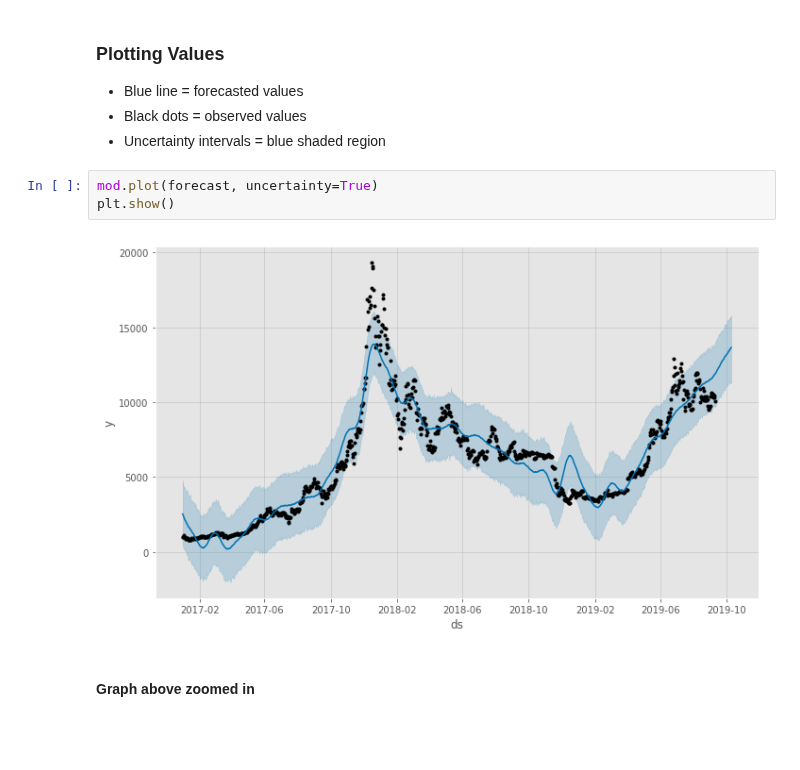
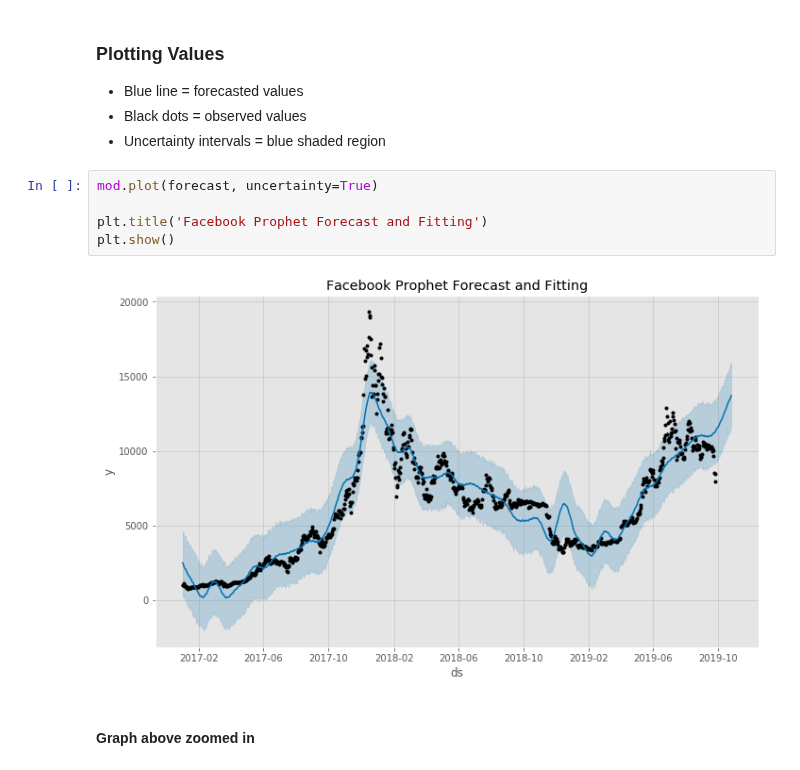
Before and after one commit to marcosan93/Price-Forecaster, a Jupyter notebook: BTC-FBProphet.ipynb, the cells around one changed output. Cells and saved outputs as stored; diff of their text form; blank space fills up the shorter version.

```diff
--- a/BTC-FBProphet.ipynb
+++ b/BTC-FBProphet.ipynb
@@ -92,9 +92,11 @@ forecast.tail()
 * Uncertainty intervals = blue shaded region
 # %%
 mod.plot(forecast, uncertainty=True)
+
+plt.title('Facebook Prophet Forecast and Fitting')
 plt.show()
 # %% [output]
-[figure, old version]
+[figure, new version]
 # %% [markdown]
 #### Graph above zoomed in
 # %%
```
Also changed, not shown: parts of 5 cells of this notebook, 2 other files.
